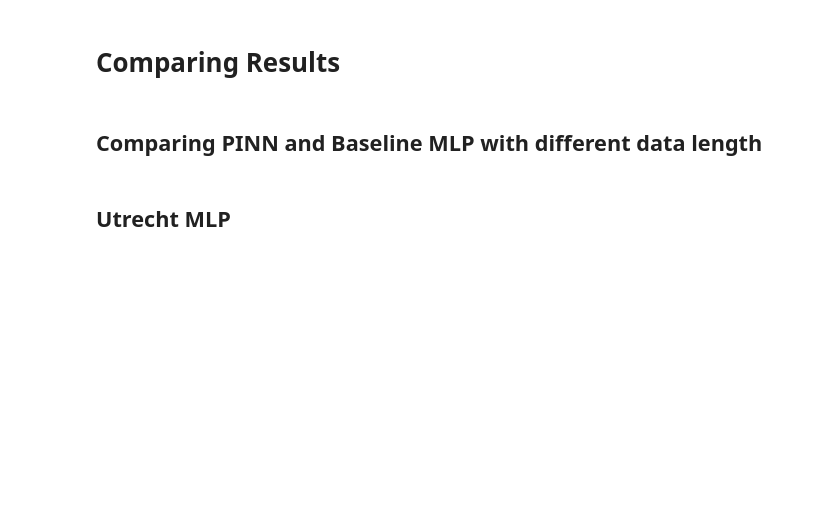
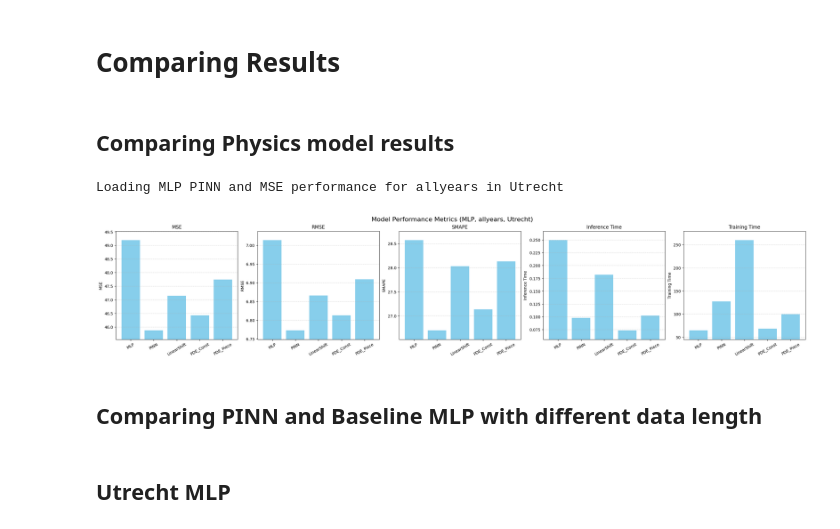
Before and after one commit to CodingMonkey17/forecasting_smog_PEML, a Jupyter notebook: src/compare_results.ipynb, the cells around one changed output. Drawn from its saved outputs; the diff is of its cells as text; code cells hidden in the pictures; blank space fills up the shorter version.

Commit message:
changed compare results nb for plottings

```diff
--- a/src/compare_results.ipynb
+++ b/src/compare_results.ipynb
@@ -2,0 +12,25 @@
+# %%
+def get_performance(years, city, nn_type):
+    print(f'Loading {nn_type} PINN and MSE performance for {years} in {city}')
+
+    file_templates = {
+        'mlp': f'results_{nn_type}_no2_MSE_{years}_{city}.csv',
+        'linear': f'results_{nn_type}_no2_LinearShift_MSE_{years}_{city}.csv',
+        'pde_eq1': f'results_{nn_type}_no2_PDE_nmer_const_{years}_{city}.csv',
+        'pde_eq2': f'results_{nn_type}_no2_PDE_nmer_piece_{years}_{city}.csv',
+        'pinn': f'results_{nn_type}_no2_PINN_{years}_{city}.csv',
+    }
+
+    results = {}
+    for key, filename in file_templates.items():
+        file_path = RESULTS_PATH / city / 'metrics' / filename
+        if file_path.exists():
+            df = pd.read_csv(file_path)
+            results[key] = df.iloc[0]
+        else:
+            print(f"Warning: {file_path} does not exist.")
+            results[key] = None
+
+    return results.get('mlp'), results.get('pinn'), results.get('linear'), results.get('pde_eq1'), results.get('pde_eq2')
+# %% [markdown]
+## Comparing Physics model results
@@ -3,2 +90,7 @@
+# %%
+plot_all_metrics(years='allyears', city = 'Utrecht', nn_type='MLP')
+# %% [output]
+Loading MLP PINN and MSE performance for allyears in Utrecht
+[figure, added]
 # %% [markdown]
 ## Comparing PINN and Baseline MLP with different data length
```
Also changed, not shown: parts of 17 cells of this notebook, 7 other files.
